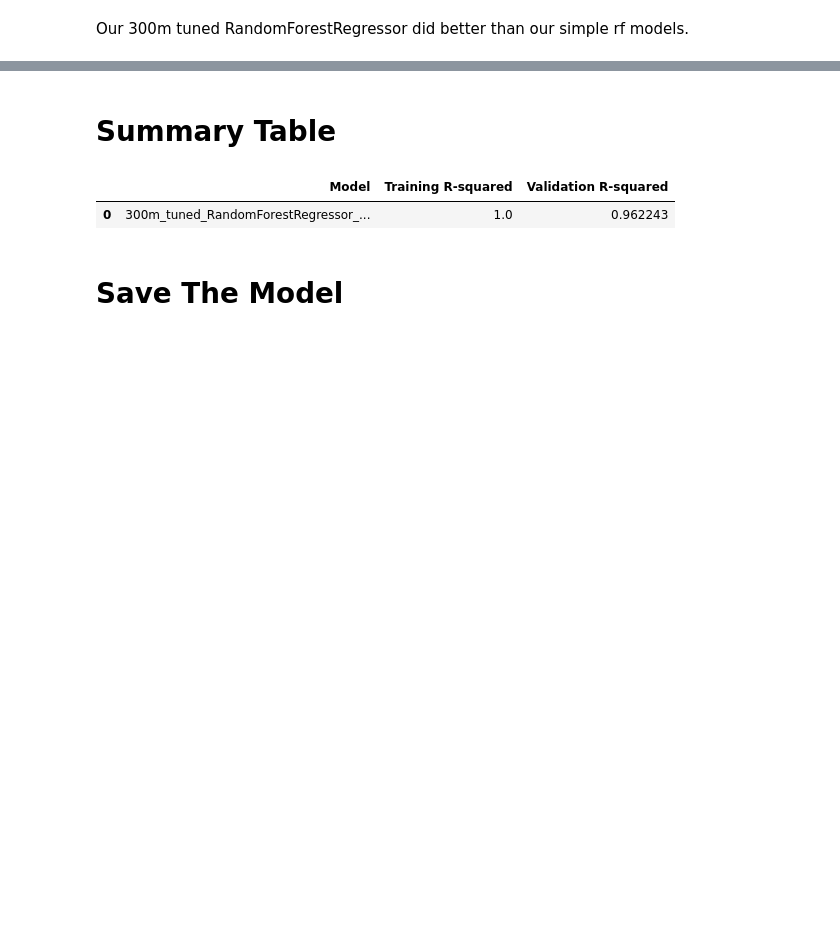
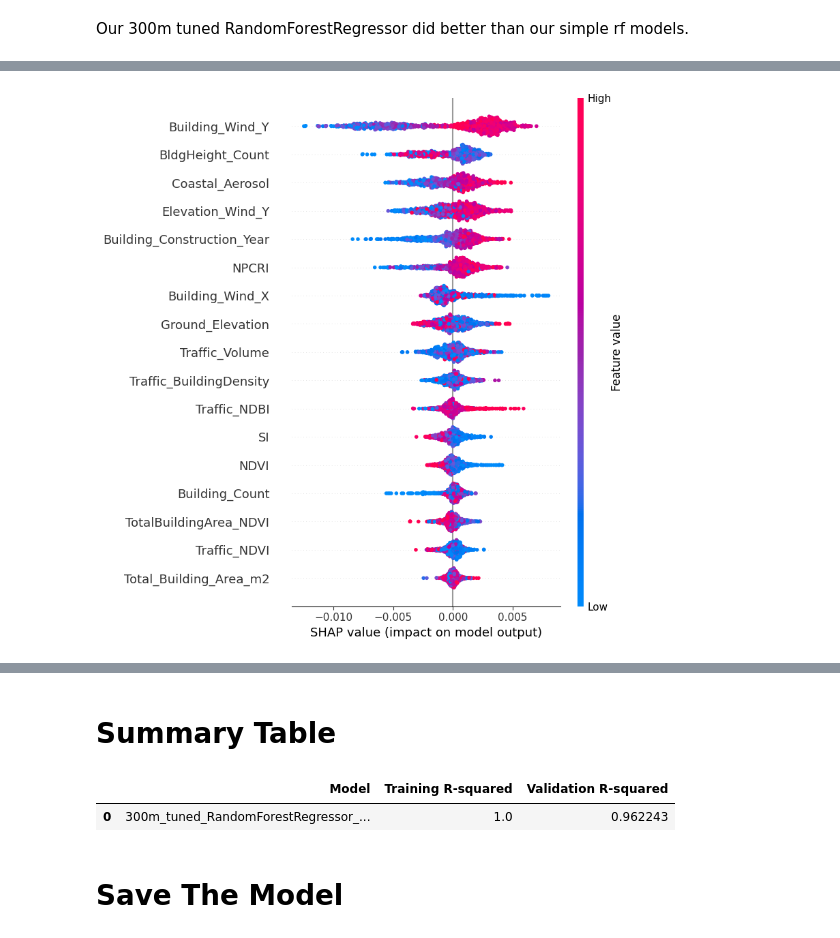
Before and after one commit to FranciscoLozCoding/cooling_with_code, a Jupyter notebook: 07_tuned_RandomForestRegressor.ipynb, the cells around one changed output, grey strips where cells are left out. Saved outputs shown, nothing was run; the diff lists cells and outputs as text; code cells hidden in the pictures; blank space fills up the shorter version.

Commit message:
finished shap section

```diff
--- a/07_tuned_RandomForestRegressor.ipynb
+++ b/07_tuned_RandomForestRegressor.ipynb
@@ -170,7 +158,7 @@ grid_search = GridSearchCV(
 )
 
 # Fit grid search to the **selected features only**
-grid_search.fit(selected_features, y_train)
+grid_search.fit(x_train_selected, y_train)
 
 # Best parameters
 print("Best Hyperparameters:", grid_search.best_params_)
@@ -317,0 +268,11 @@ Our 300m tuned RandomForestRegressor did better than our simple rf models.
+# %%
+# create x_test_df
+x_test_df = test_dataset[selected_features]
+
+# Initialize SHAP Explainer for Random Forest Model
+explainer = Explainer(
+    model=best_rf_model,
+    explainer_type=shap.TreeExplainer,
+    X=x_test_df,
+    feature_names=x_test_df.columns
+)
@@ -317,0 +304,4 @@ Our 300m tuned RandomForestRegressor did better than our simple rf models.
+# %%
+explainer.summary_plot()
+# %% [output]
+[figure, added]
```
Also changed, not shown: parts of 40 cells of this notebook.
